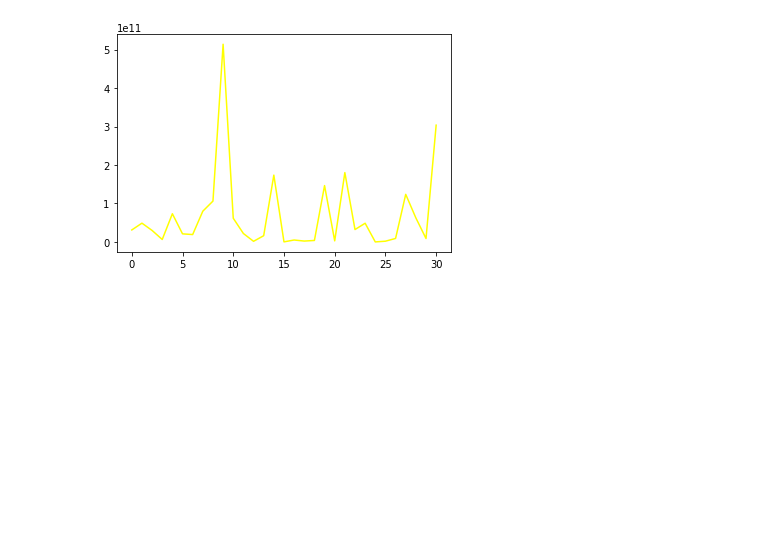
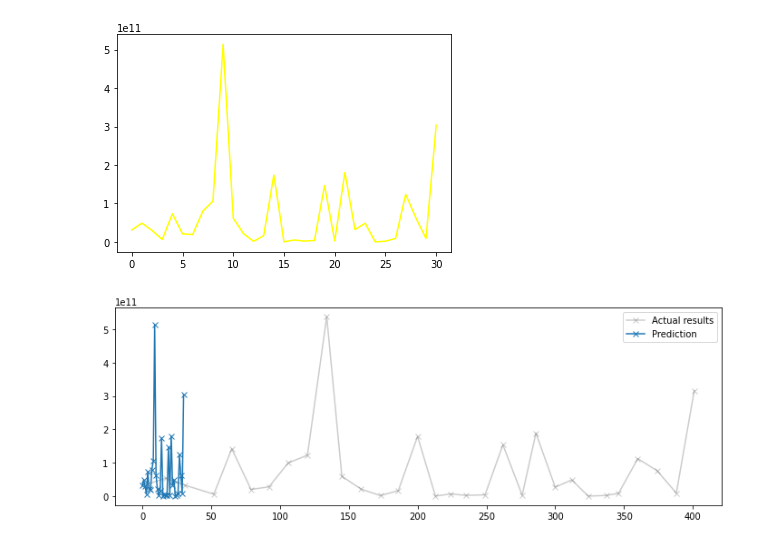
Before and after one commit to taredalen/AirPollutionPrediction, a Jupyter notebook: prediction/F1Prediction.ipynb, the cells around one changed output. Drawn from its saved outputs; the diff is of its cells as text; code cells hidden in the pictures; blank space fills up the shorter version.

Commit message:
pivot prediction decision tree model(simple output clean)

```diff
--- a/prediction/F1Prediction.ipynb
+++ b/prediction/F1Prediction.ipynb
@@ -247,3 +247,11 @@ plt.show()
 # %% [output]
 [figure]
 [figure]
+# %%
+fig, ax = plt.subplots(figsize=(12, 4))
+
+ax.plot(y_test, 'x-', alpha=0.2, label="Actual results", color='black')
+ax.plot(y_pred, 'x-', label='Prediction')
+_ = ax.legend()
+# %% [output]
+[figure, added]
```
